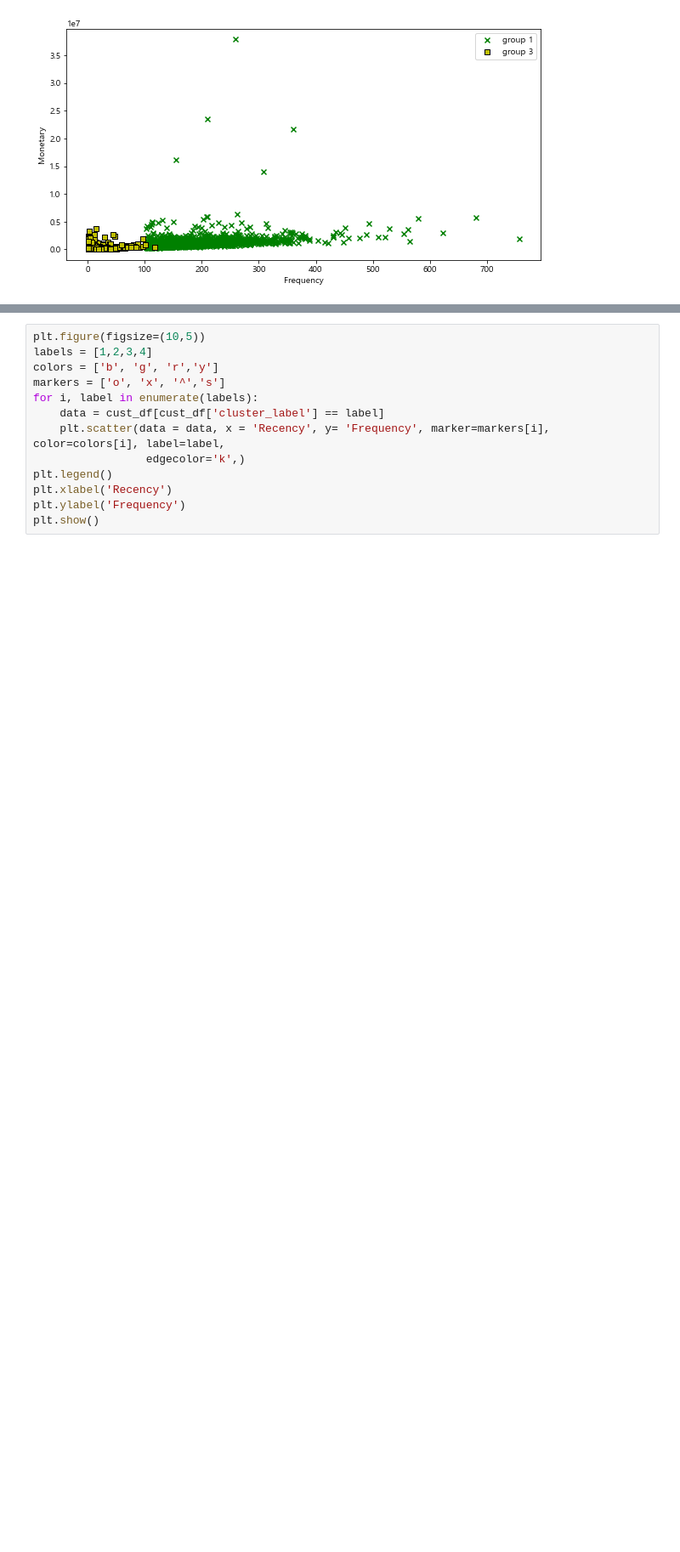
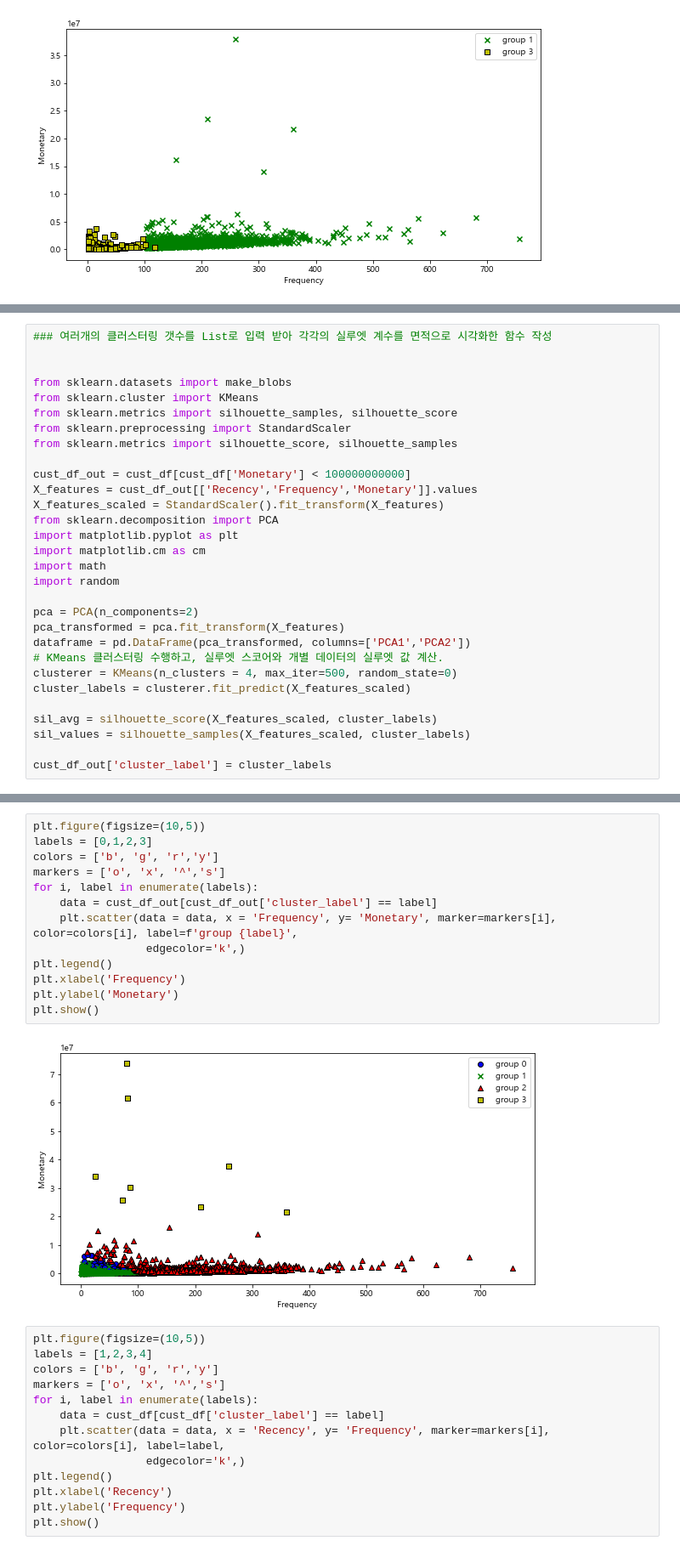
Before and after one commit to Gyeol0/Personalized-Content-Recommendation, a Jupyter notebook: clustering.ipynb, the cells around one changed output, grey strips where cells are left out. Shown at 85% size. Saved outputs shown, nothing was run; the diff lists cells and outputs as text; blank space fills up the shorter version.

```diff
--- a/clustering.ipynb
+++ b/clustering.ipynb
@@ -680,0 +728,30 @@ plt.show()
+# %%
+### 여러개의 클러스터링 갯수를 List로 입력 받아 각각의 실루엣 계수를 면적으로 시각화한 함수 작성
+
+
+from sklearn.datasets import make_blobs
+from sklearn.cluster import KMeans
+from sklearn.metrics import silhouette_samples, silhouette_score
+from sklearn.preprocessing import StandardScaler
+from sklearn.metrics import silhouette_score, silhouette_samples
+
+cust_df_out = cust_df[cust_df['Monetary'] < 100000000000]
+X_features = cust_df_out[['Recency','Frequency','Monetary']].values
+X_features_scaled = StandardScaler().fit_transform(X_features)
+from sklearn.decomposition import PCA
+import matplotlib.pyplot as plt
+import matplotlib.cm as cm
+import math
+import random
+
+pca = PCA(n_components=2)
+pca_transformed = pca.fit_transform(X_features)
+dataframe = pd.DataFrame(pca_transformed, columns=['PCA1','PCA2'])
+# KMeans 클러스터링 수행하고, 실루엣 스코어와 개별 데이터의 실루엣 값 계산.
+clusterer = KMeans(n_clusters = 4, max_iter=500, random_state=0)
+cluster_labels = clusterer.fit_predict(X_features_scaled)
+
+sil_avg = silhouette_score(X_features_scaled, cluster_labels)
+sil_values = silhouette_samples(X_features_scaled, cluster_labels)
+
+cust_df_out['cluster_label'] = cluster_labels
@@ -681,3 +774,18 @@ plt.show()
+# %%
+plt.figure(figsize=(10,5))
+labels = [0,1,2,3]
+colors = ['b', 'g', 'r','y']
+markers = ['o', 'x', '^','s']
+for i, label in enumerate(labels):
+    data = cust_df_out[cust_df_out['cluster_label'] == label]
+    plt.scatter(data = data, x = 'Frequency', y= 'Monetary', marker=markers[i], color=colors[i], label=f'group {label}',
+                 edgecolor='k',)
+plt.legend()
+plt.xlabel('Frequency')
+plt.ylabel('Monetary')
+plt.show()
+# %% [output]
+[figure, added]
 # %%
 plt.figure(figsize=(10,5))
 labels = [1,2,3,4]
```
Also changed, not shown: parts of 21 cells of this notebook.
